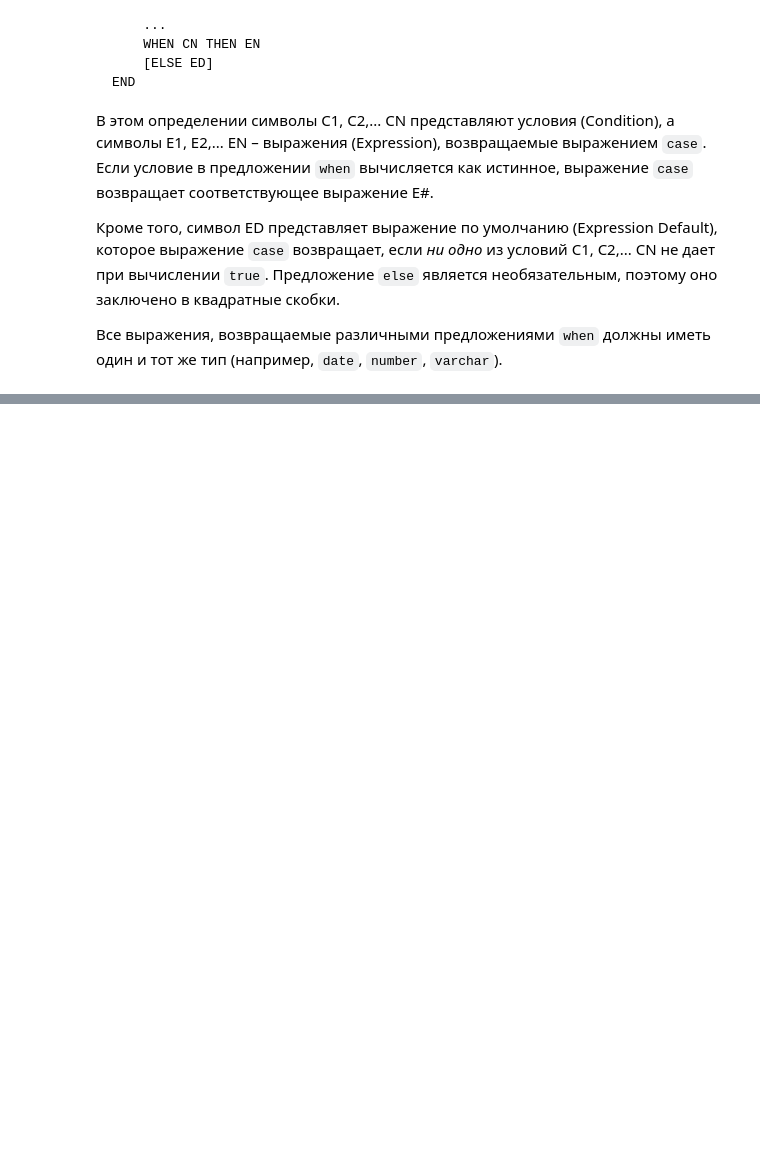
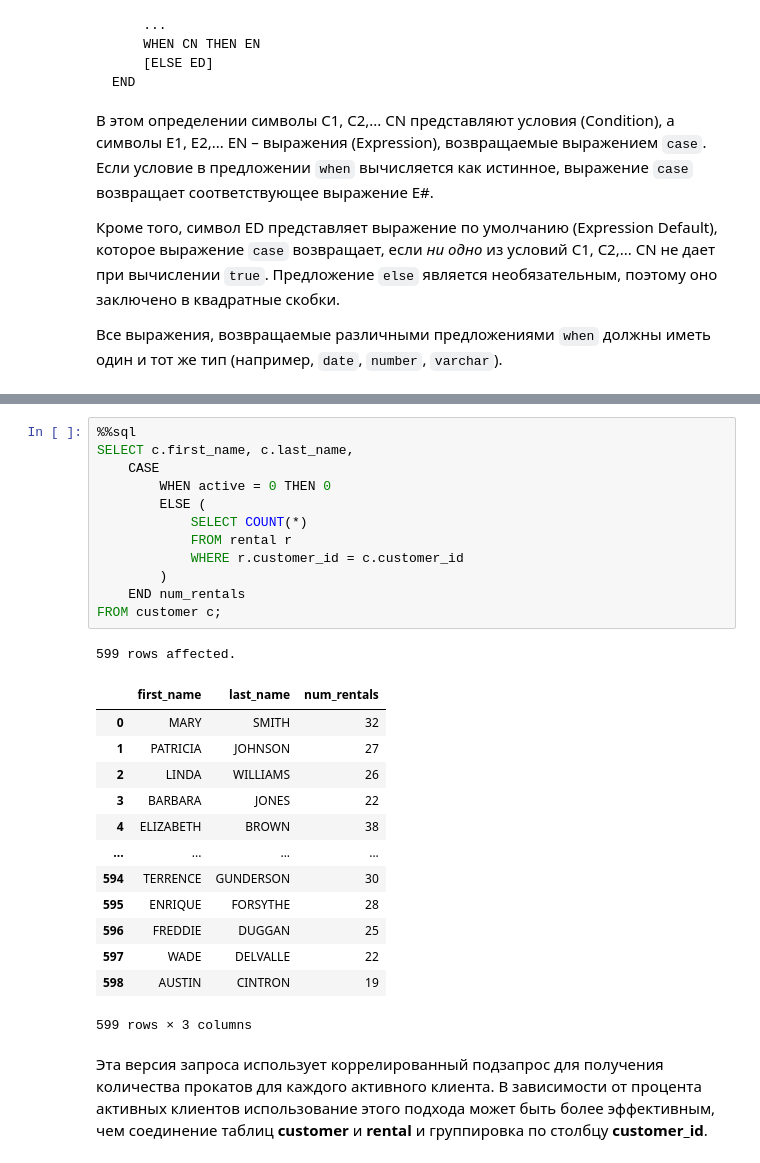
Before and after one commit to magus1968/learning-sql, a Jupyter notebook: docs/chapters/ch11.ipynb, the cells around one changed output, grey strips where cells are left out. Cells and saved outputs as stored; diff of their text form; blank space fills up the shorter version.

```diff
--- a/docs/chapters/ch11.ipynb
+++ b/docs/chapters/ch11.ipynb
@@ -157,0 +182,29 @@ END
+# %%
+%%sql
+SELECT c.first_name, c.last_name,
+    CASE
+        WHEN active = 0 THEN 0
+        ELSE (
+            SELECT COUNT(*)
+            FROM rental r
+            WHERE r.customer_id = c.customer_id
+        )
+    END num_rentals
+FROM customer c;
+# %% [output]
+599 rows affected.
+|  | first_name | last_name | num_rentals |
+| 0 | MARY | SMITH | 32 |
+| 1 | PATRICIA | JOHNSON | 27 |
+| 2 | LINDA | WILLIAMS | 26 |
+| 3 | BARBARA | JONES | 22 |
+| 4 | ELIZABETH | BROWN | 38 |
+| ... | ... | ... | ... |
+| 594 | TERRENCE | GUNDERSON | 30 |
+| 595 | ENRIQUE | FORSYTHE | 28 |
+| 596 | FREDDIE | DUGGAN | 25 |
+| 597 | WADE | DELVALLE | 22 |
+| 598 | AUSTIN | CINTRON | 19 |
+599 rows × 3 columns
+# %% [markdown]
+Эта версия запроса использует коррелированный подзапрос для получения количества прокатов для каждого активного клиента. В зависимости от процента активных клиентов использование этого подхода может быть более эффективным, чем соединение таблиц **customer** и **rental** и группировка по столбцу **customer_id**.
```
Also changed, not shown: parts of 28 cells of this notebook.
